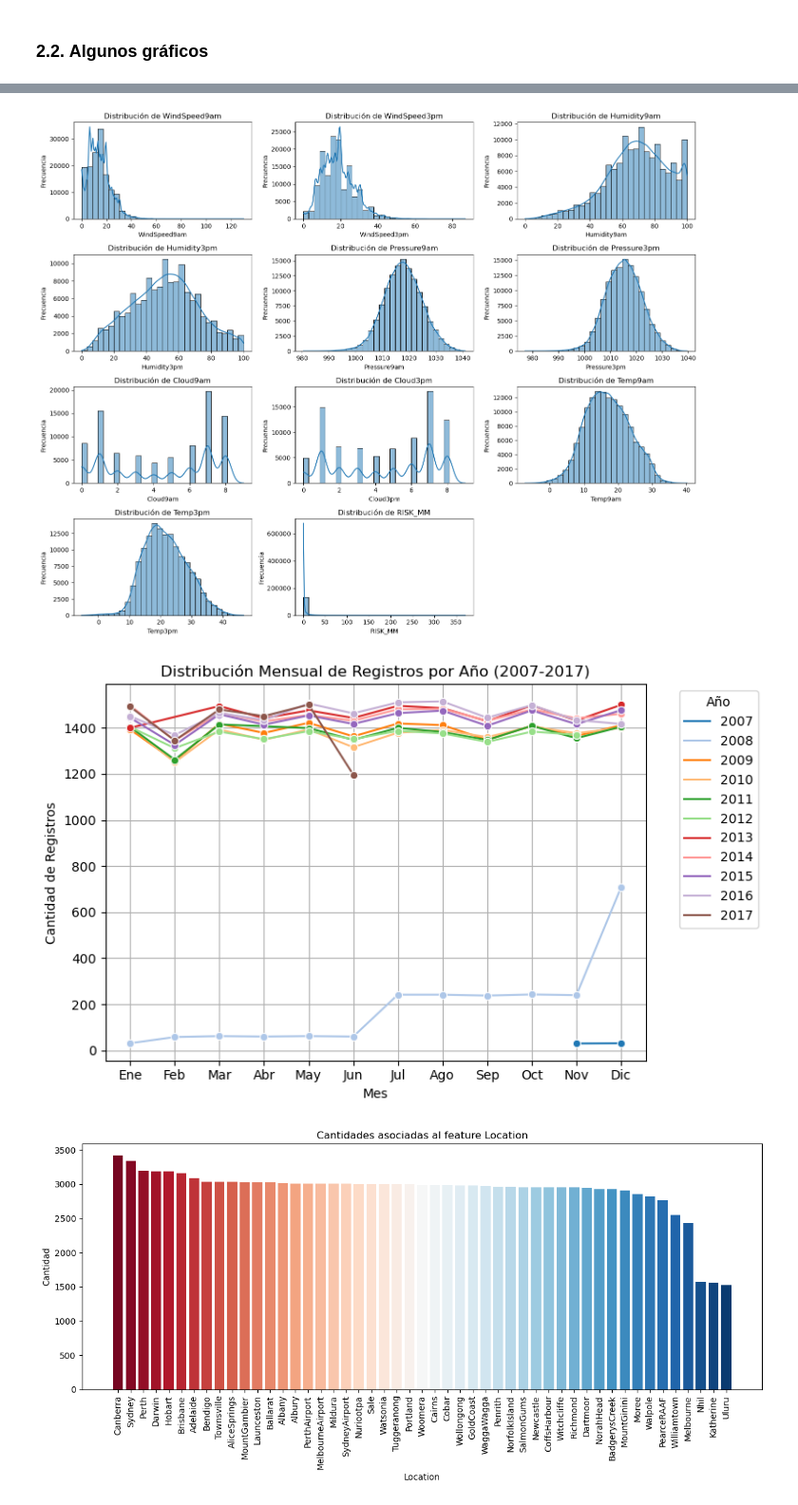
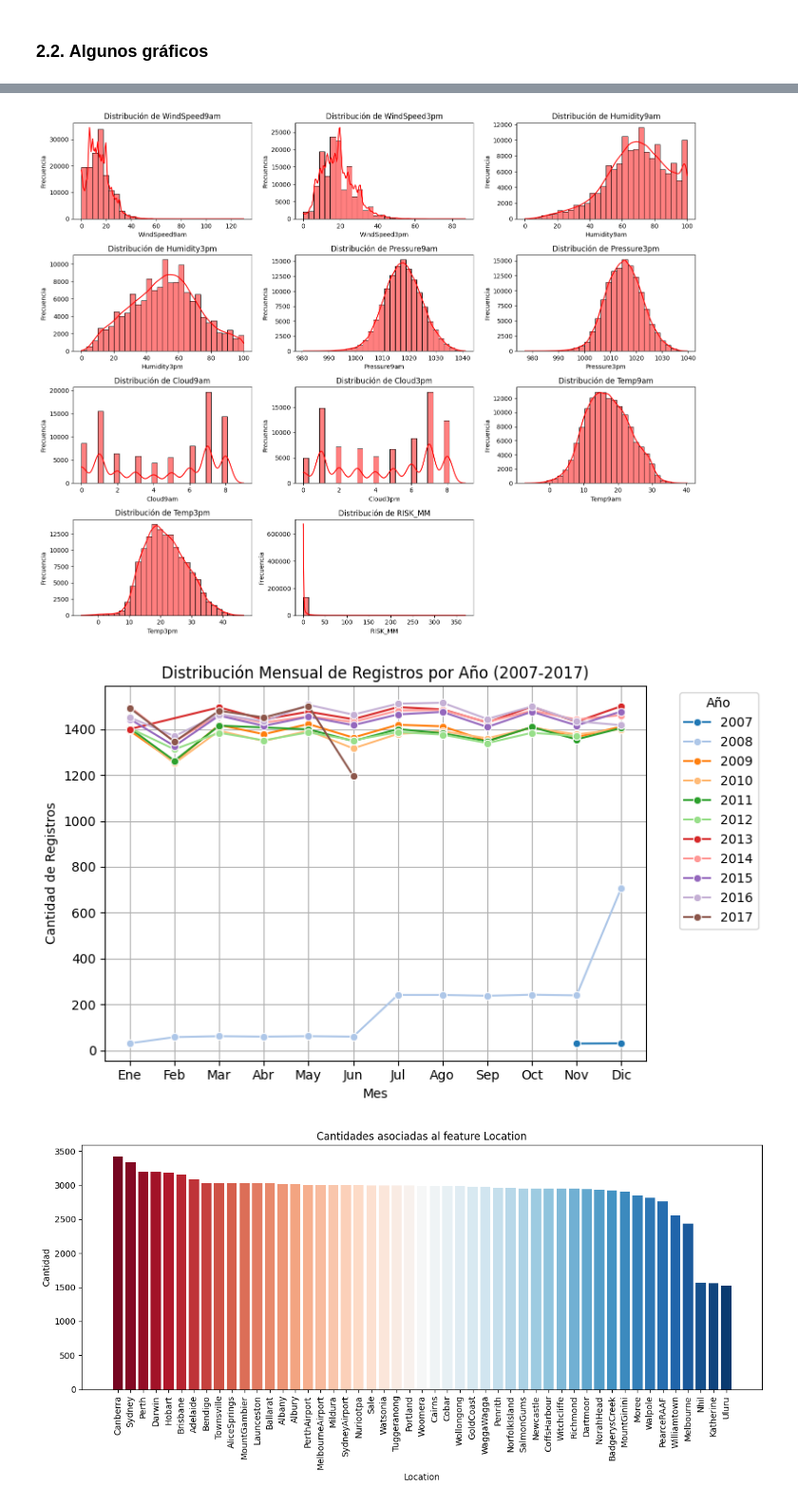
Before and after one commit to CristobalCabezas/datamining_duoc2024, a Jupyter notebook: ET/BIY7121_004V_ET_CristobalCabezas.ipynb, the cells around one changed output, grey strips where cells are left out. Shown at 95% size. Saved outputs shown, nothing was run; the diff lists cells and outputs as text; code cells hidden in the pictures.

```diff
--- a/ET/BIY7121_004V_ET_CristobalCabezas.ipynb
+++ b/ET/BIY7121_004V_ET_CristobalCabezas.ipynb
@@ -100,7 +103,7 @@ plt.figure(figsize=(15, 12))
 # Generando gráficos de distribución (histogramas) para las primeras 6 características numéricas
 for i, col in enumerate(num_cols[:6]):
     plt.subplot(3, 2, i+1)
-    sns.histplot(temperature_df[col], kde=True, bins=30)
+    sns.histplot(temperature_df[col], kde=True, bins=30, color='red')
     plt.title(f'Distribución de {col}')
     plt.xlabel(col)
     plt.ylabel('Frecuencia')
@@ -112,33 +115,37 @@ plt.show()
 # %%
 # Configurando el tamaño de la figura para los gráficos
 plt.figure(figsize=(15, 12))
 
 # Número de columnas a graficar
 num_columns = len(num_cols[6:])
 
 # Calculando el número de filas necesarias para el layout (ajustar según sea necesario)
 n_rows = (num_columns + 2) // 3
 
 # Generando gráficos para las características numéricas restantes
 for i, col in enumerate(num_cols[6:]):
+    if col in ['Year', 'Month', 'Day', 'Hour']:
+        continue
     plt.subplot(n_rows, 3, i+1)  # Ajustando el layout para acomodar las gráficas
-    sns.histplot(temperature_df[col], kde=True, bins=30)
+    sns.histplot(temperature_df[col], kde=True, bins=30, color='red')
     plt.title(f'Distribución de {col}')
     plt.xlabel(col)
     plt.ylabel('Frecuencia')
 
 plt.tight_layout()
 plt.show()
 # %% [output]
-[figure, old version]
+[figure, new version]
 # %%
+temp_for_date = temperature_df.copy()
+
 # Convirtiendo la columna 'Date' a un tipo de datos de fecha
-temperature_df['Date'] = pd.to_datetime(temperature_df['Date'])
+temp_for_date['Date'] = pd.to_datetime(temp_for_date['Date'])
 # Creando nuevas columnas 'DateYear' y 'DateMonth'
-temperature_df['DateYear'] = temperature_df['Date'].dt.year
-temperature_df['DateMonth'] = temperature_df['Date'].dt.month
+temp_for_date['DateYear'] = temp_for_date['Date'].dt.year
+temp_for_date['DateMonth'] = temp_for_date['Date'].dt.month
 # Agrupando los datos por 'DateYear' y 'DateMonth'
-grouped_df = temperature_df.groupby(['DateYear', 'DateMonth']).size().reset_index(name='Counts')
+grouped_df = temp_for_date.groupby(['DateYear', 'DateMonth']).size().reset_index(name='Counts')
 # Nombres de los meses para las etiquetas del eje X
 month_names = ["Ene", "Feb", "Mar", "Abr", "May", "Jun", "Jul", "Ago", "Sep", "Oct", "Nov", "Dic"]
 # Creando el gráfico
@@ -155,7 +162,7 @@ plt.grid(True)
 plt.tight_layout()
 plt.show()
 # %% [output]
-[figure, old version]
+[figure, new version]
 # %%
 # Contar los valores de la columna
 column_counts = temperature_df["Location"].value_counts()
```
Also changed, not shown: parts of 28 cells of this notebook.
